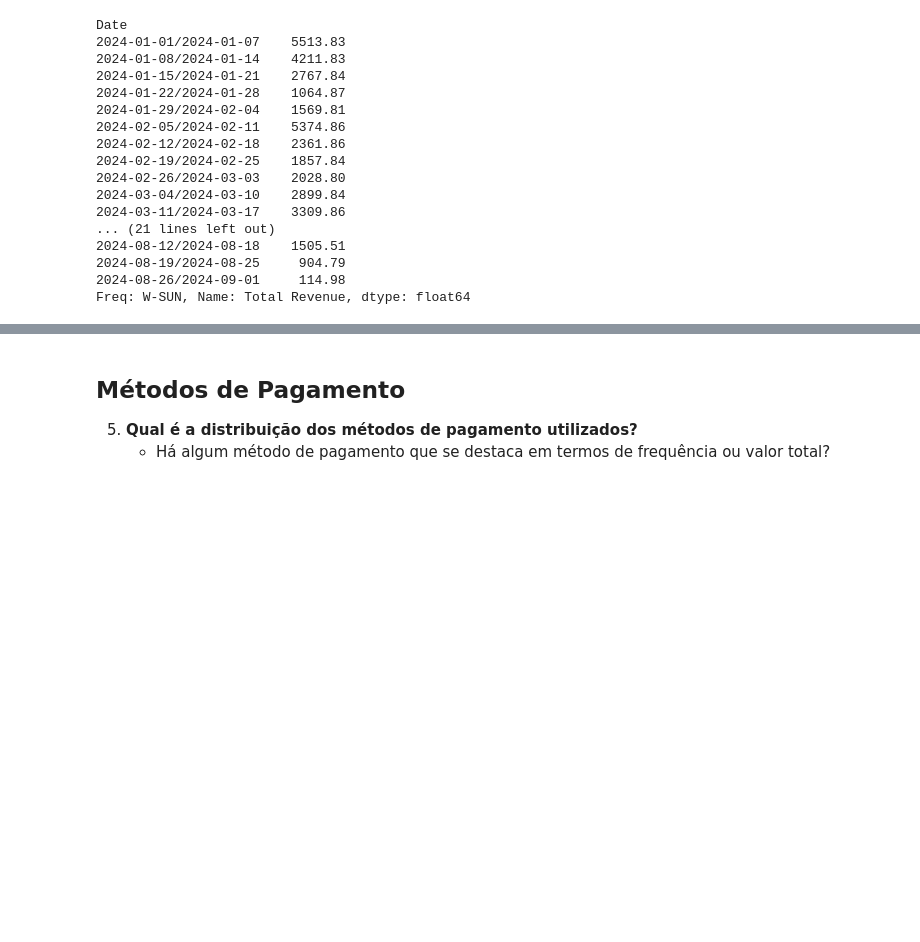
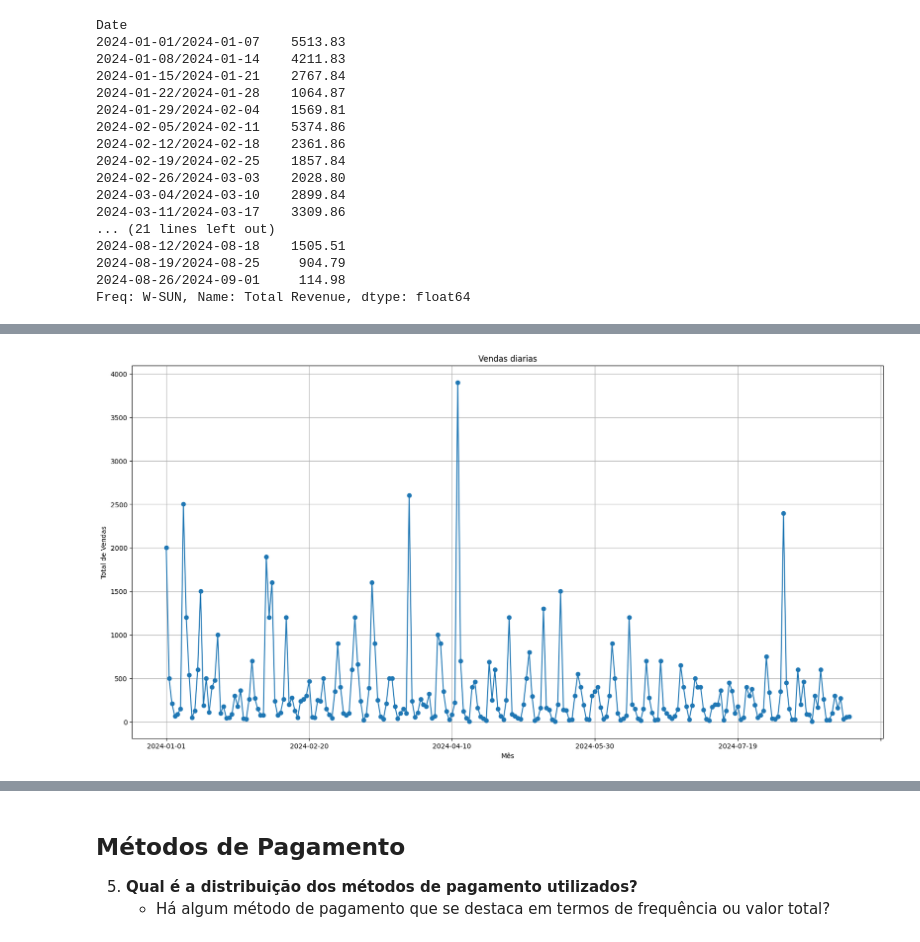
Before and after one commit to tadokatocommm/sales_data, a Jupyter notebook: script2.ipynb, the cells around one changed output, grey strips where cells are left out. Cells and saved outputs as stored; diff of their text form; code cells hidden in the pictures; blank space fills up the shorter version.

```diff
--- a/script2.ipynb
+++ b/script2.ipynb
@@ -164,0 +310,10 @@ picos_vendas_df.head(15)
+# %%
+plt.figure(figsize=(20, 10))
+vendas_diarias.plot(marker='o')
+plt.title('Vendas diarias')
+plt.xlabel('Mês')
+plt.ylabel('Total de Vendas')
+plt.grid(True)
+plt.show()
+# %% [output]
+[figure, added]
```
Also changed, not shown: parts of 32 cells of this notebook.
